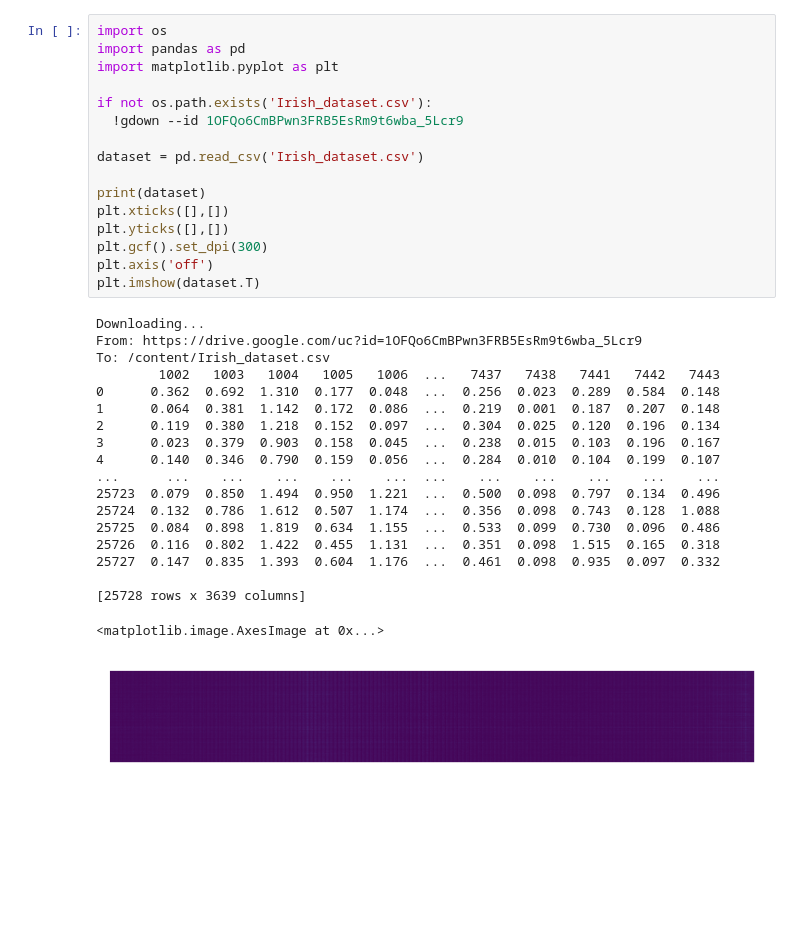
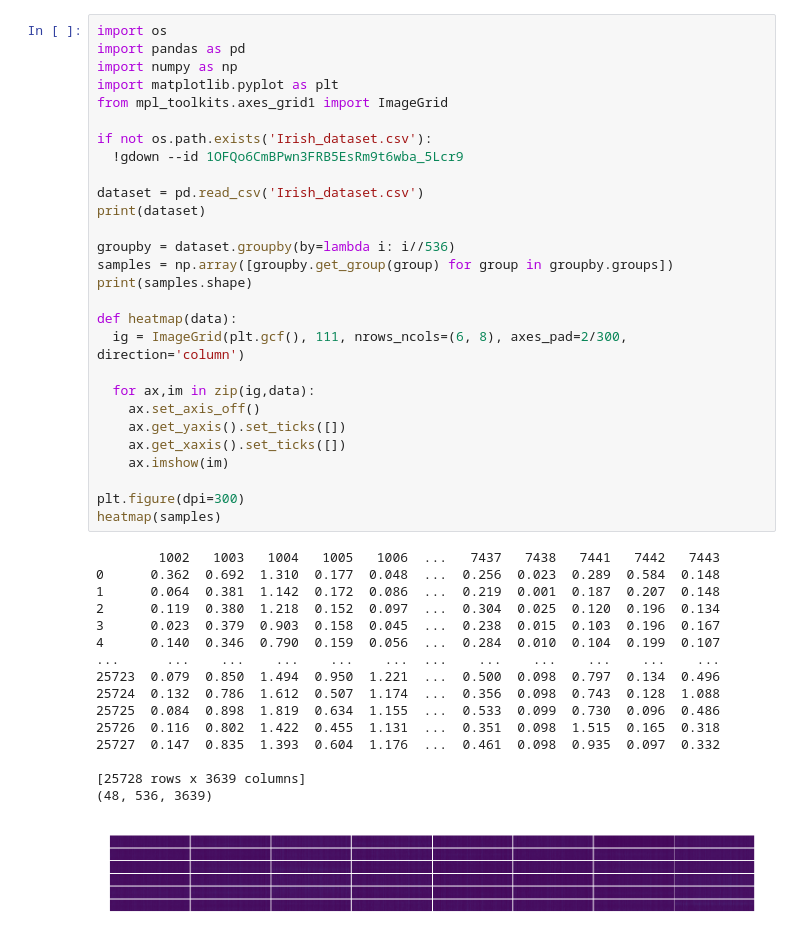
Before and after one commit to MayCXC/NSF-REU-2021, a Jupyter notebook: AMImodels1D.ipynb, the cells around one changed output. Saved outputs shown, nothing was run; the diff lists cells and outputs as text; blank space fills up the shorter version.

Commit message:
heatmap

```diff
--- a/AMImodels1D.ipynb
+++ b/AMImodels1D.ipynb
@@ -3,36 +3,45 @@
 # %%
 import os
 import pandas as pd
+import numpy as np
 import matplotlib.pyplot as plt
+from mpl_toolkits.axes_grid1 import ImageGrid
 
 if not os.path.exists('Irish_dataset.csv'):
   !gdown --id 1OFQo6CmBPwn3FRB5EsRm9t6wba_5Lcr9
 
 dataset = pd.read_csv('Irish_dataset.csv')
+print(dataset)
 
-print(dataset)
-plt.xticks([],[])
-plt.yticks([],[])
-plt.gcf().set_dpi(300)
-plt.axis('off')
-plt.imshow(dataset.T)
+groupby = dataset.groupby(by=lambda i: i//536)
+samples = np.array([groupby.get_group(group) for group in groupby.groups])
+print(samples.shape)
+
+def heatmap(data):
+  ig = ImageGrid(plt.gcf(), 111, nrows_ncols=(6, 8), axes_pad=2/300, direction='column')
+
+  for ax,im in zip(ig,data):
+    ax.set_axis_off()
+    ax.get_yaxis().set_ticks([])
+    ax.get_xaxis().set_ticks([])
+    ax.imshow(im)
+
+plt.figure(dpi=300)
+heatmap(samples)
 # %% [output]
-Downloading...
-From: https://drive.google.com/uc?id=1OFQo6CmBPwn3FRB5EsRm9t6wba_5Lcr9
-To: /content/Irish_dataset.csv
         1002   1003   1004   1005   1006  ...   7437   7438   7441   7442   7443
 0      0.362  0.692  1.310  0.177  0.048  ...  0.256  0.023  0.289  0.584  0.148
 1      0.064  0.381  1.142  0.172  0.086  ...  0.219  0.001  0.187  0.207  0.148
 2      0.119  0.380  1.218  0.152  0.097  ...  0.304  0.025  0.120  0.196  0.134
 3      0.023  0.379  0.903  0.158  0.045  ...  0.238  0.015  0.103  0.196  0.167
 4      0.140  0.346  0.790  0.159  0.056  ...  0.284  0.010  0.104  0.199  0.107
 ...      ...    ...    ...    ...    ...  ...    ...    ...    ...    ...    ...
 25723  0.079  0.850  1.494  0.950  1.221  ...  0.500  0.098  0.797  0.134  0.496
 25724  0.132  0.786  1.612  0.507  1.174  ...  0.356  0.098  0.743  0.128  1.088
 25725  0.084  0.898  1.819  0.634  1.155  ...  0.533  0.099  0.730  0.096  0.486
 25726  0.116  0.802  1.422  0.455  1.131  ...  0.351  0.098  1.515  0.165  0.318
 25727  0.147  0.835  1.393  0.604  1.176  ...  0.461  0.098  0.935  0.097  0.332
 
 [25728 rows x 3639 columns]
+(48, 536, 3639)
-<matplotlib.image.AxesImage at 0x...>
-[figure, old version]
+[figure, new version]
```
